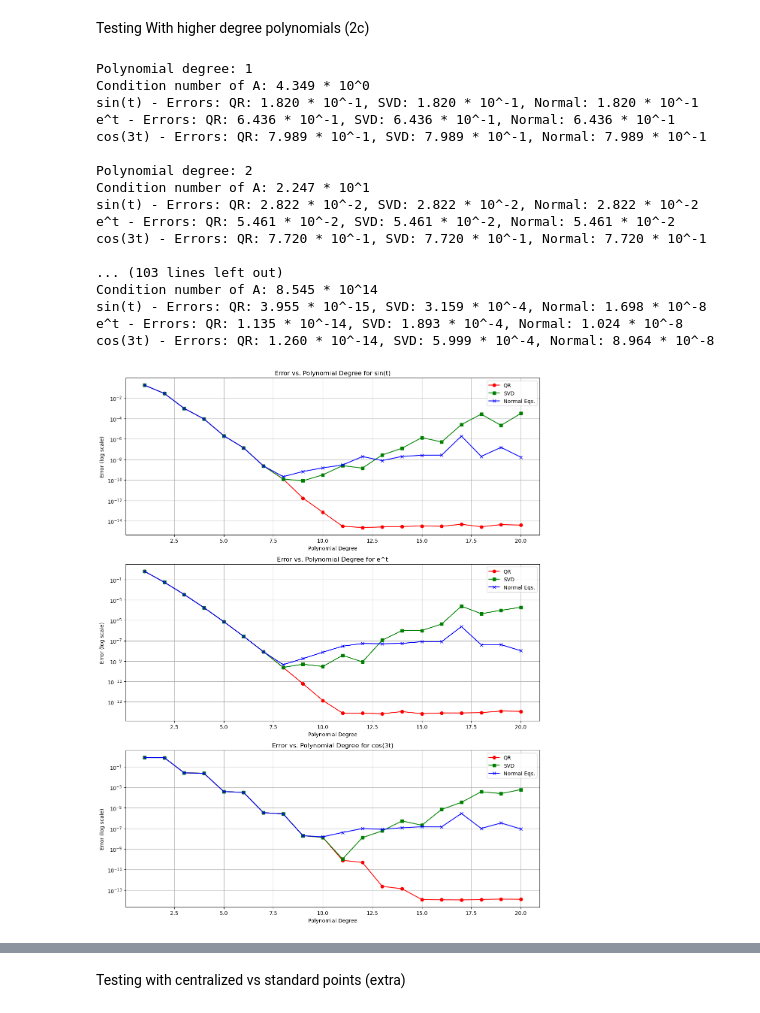
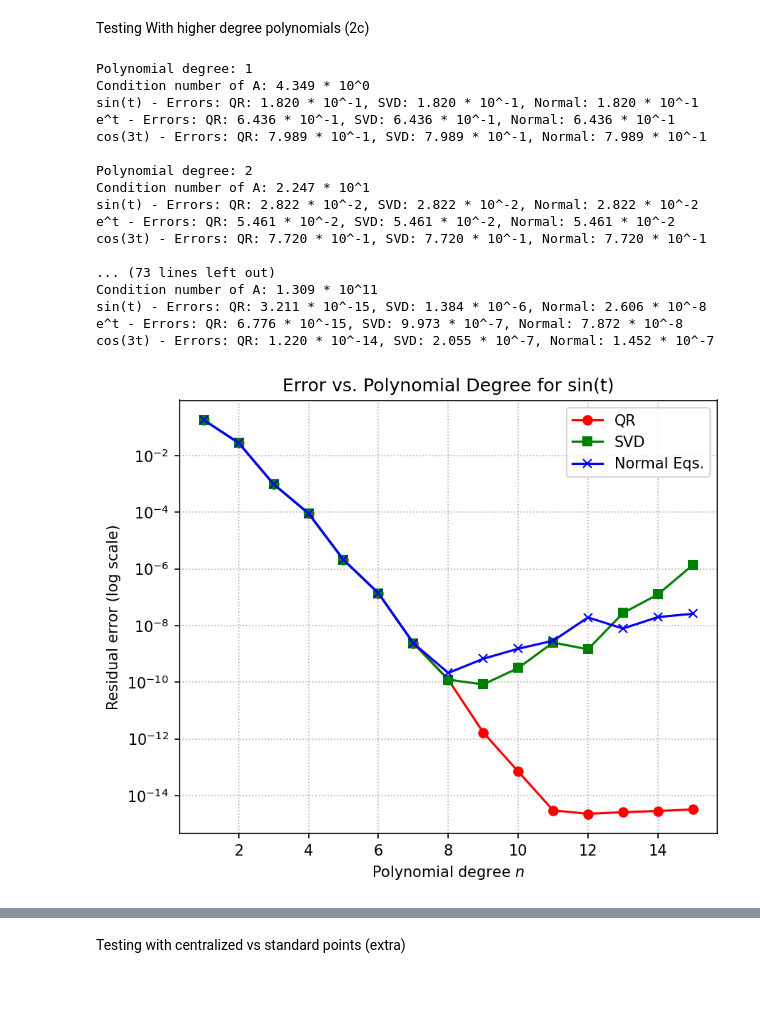
Before and after one commit to arthurabello/nla-assignment-2, a Jupyter notebook: assignment.ipynb, the cells around one changed output, grey strips where cells are left out. Drawn from its saved outputs; the diff is of its cells as text; code cells hidden in the pictures.

Commit message:
feat: adding error analysis

```diff
--- a/assignment.ipynb
+++ b/assignment.ipynb
@@ -642,7 +645,7 @@ t = np.linspace(0, 1, m+1)
 
 function_data = [(res['name'], res['values']) for res in results] #data here
 
-max_degree = 20
+max_degree = 15
 all_errors = {name: {'qr': [], 'svd': [], 'normal': []} for name, _ in function_data}
 all_cond_numbers = []
 
@@ -675,57 +678,55 @@ for n in range(1, max_degree + 1):
             x_normal, y_normal = ls_normal(A, values)
             error_normal = np.linalg.norm(y_normal - values)
             all_errors[name]['normal'].append(error_normal)
         except Exception as e:
             print(f"Error with Normal Equations for {name}, degree {n}: {e}")
             all_errors[name]['normal'].append(np.nan)
 
         #show errors
         print(f"{name} - Errors: QR: {format_scientific(all_errors[name]['qr'][-1])}, "
               f"SVD: {format_scientific(all_errors[name]['svd'][-1])}, "
               f"Normal: {format_scientific(all_errors[name]['normal'][-1])}")
 
-#plot error x degree
-fig, axes = plt.subplots(len(function_data), 1, figsize=(12, 5*len(function_data)))
 degrees = list(range(1, max_degree + 1))
 
-for i, (name, _) in enumerate(function_data):
-    ax = axes[i] if len(function_data) > 1 else axes
-    ax.semilogy(degrees, all_errors[name]['qr'], 'ro-', label='QR')
-    ax.semilogy(degrees, all_errors[name]['svd'], 'gs-', label='SVD')
-    ax.semilogy(degrees, all_errors[name]['normal'], 'bx-', label='Normal Eqs.')
-    ax.set_title(f'Error vs. Polynomial Degree for {name}')
-    ax.set_xlabel('Polynomial Degree')
-    ax.set_ylabel('Error (log scale)')
-    ax.legend()
-    ax.grid(True)
+for name, _ in function_data:
+    plt.figure(figsize=(6, 5), dpi=150)
+    plt.semilogy(degrees, all_errors[name]['qr'],     'ro-', label='QR')
+    plt.semilogy(degrees, all_errors[name]['svd'],    'gs-', label='SVD')
+    plt.semilogy(degrees, all_errors[name]['normal'], 'bx-', label='Normal Eqs.')
 
+    plt.title(f'Error vs. Polynomial Degree for {name}')
+    plt.xlabel('Polynomial degree $n$')
+    plt.ylabel('Residual error (log scale)')
+    plt.grid(True, which='both', ls=':')
+    plt.legend()
+    plt.tight_layout()
+    plt.show()
+
+plt.figure(figsize=(6, 5), dpi=150)
+plt.semilogy(degrees, all_cond_numbers, 'mo-')
+plt.xlabel('Polynomial degree $n$')
+plt.ylabel('Condition number (log scale)')
+plt.title('Condition Number vs. Polynomial Degree')
+plt.grid(True, which='both', ls=':')
 plt.tight_layout()
 plt.show()
-
-#plot condition x degree
-plt.figure(figsize=(10, 6))
-plt.semilogy(degrees, all_cond_numbers, 'mo-')
-plt.xlabel('Polynomial Degree')
-plt.ylabel('Condition Number (log scale)')
-plt.title('Condition Number vs. Polynomial Degree')
-plt.grid(True)
-plt.show()
 # %% [output]
 Polynomial degree: 1
 Condition number of A: 4.349 * 10^0
 sin(t) - Errors: QR: 1.820 * 10^-1, SVD: 1.820 * 10^-1, Normal: 1.820 * 10^-1
 e^t - Errors: QR: 6.436 * 10^-1, SVD: 6.436 * 10^-1, Normal: 6.436 * 10^-1
 cos(3t) - Errors: QR: 7.989 * 10^-1, SVD: 7.989 * 10^-1, Normal: 7.989 * 10^-1
 
 Polynomial degree: 2
 Condition number of A: 2.247 * 10^1
 sin(t) - Errors: QR: 2.822 * 10^-2, SVD: 2.822 * 10^-2, Normal: 2.822 * 10^-2
 e^t - Errors: QR: 5.461 * 10^-2, SVD: 5.461 * 10^-2, Normal: 5.461 * 10^-2
 cos(3t) - Errors: QR: 7.720 * 10^-1, SVD: 7.720 * 10^-1, Normal: 7.720 * 10^-1
 
-... (103 lines left out)
-Condition number of A: 8.545 * 10^14
-sin(t) - Errors: QR: 3.955 * 10^-15, SVD: 3.159 * 10^-4, Normal: 1.698 * 10^-8
-e^t - Errors: QR: 1.135 * 10^-14, SVD: 1.893 * 10^-4, Normal: 1.024 * 10^-8
-cos(3t) - Errors: QR: 1.260 * 10^-14, SVD: 5.999 * 10^-4, Normal: 8.964 * 10^-8
+... (73 lines left out)
+Condition number of A: 1.309 * 10^11
+sin(t) - Errors: QR: 3.211 * 10^-15, SVD: 1.384 * 10^-6, Normal: 2.606 * 10^-8
+e^t - Errors: QR: 6.776 * 10^-15, SVD: 9.973 * 10^-7, Normal: 7.872 * 10^-8
+cos(3t) - Errors: QR: 1.220 * 10^-14, SVD: 2.055 * 10^-7, Normal: 1.452 * 10^-7
-[figure, old version]
+[figure, new version]
```
Also changed, not shown: parts of 3 cells of this notebook, 8 other files.
